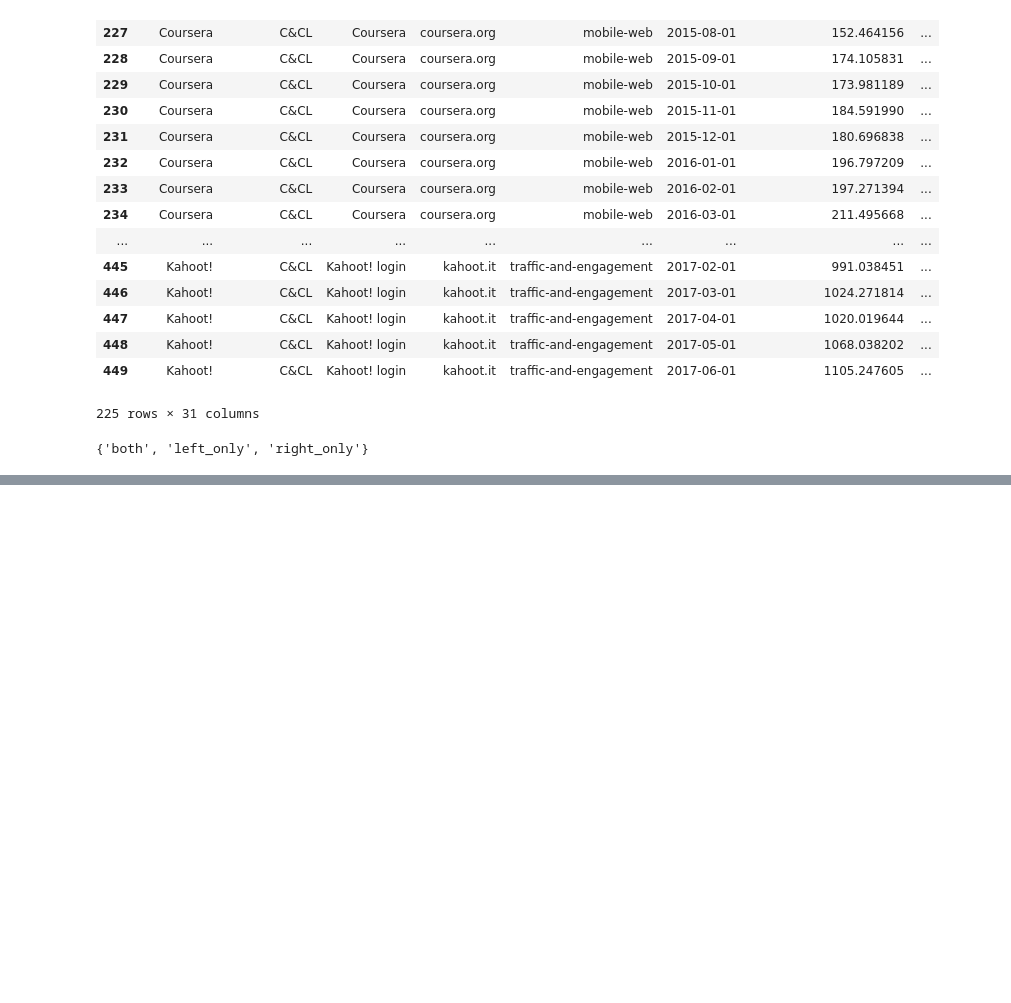
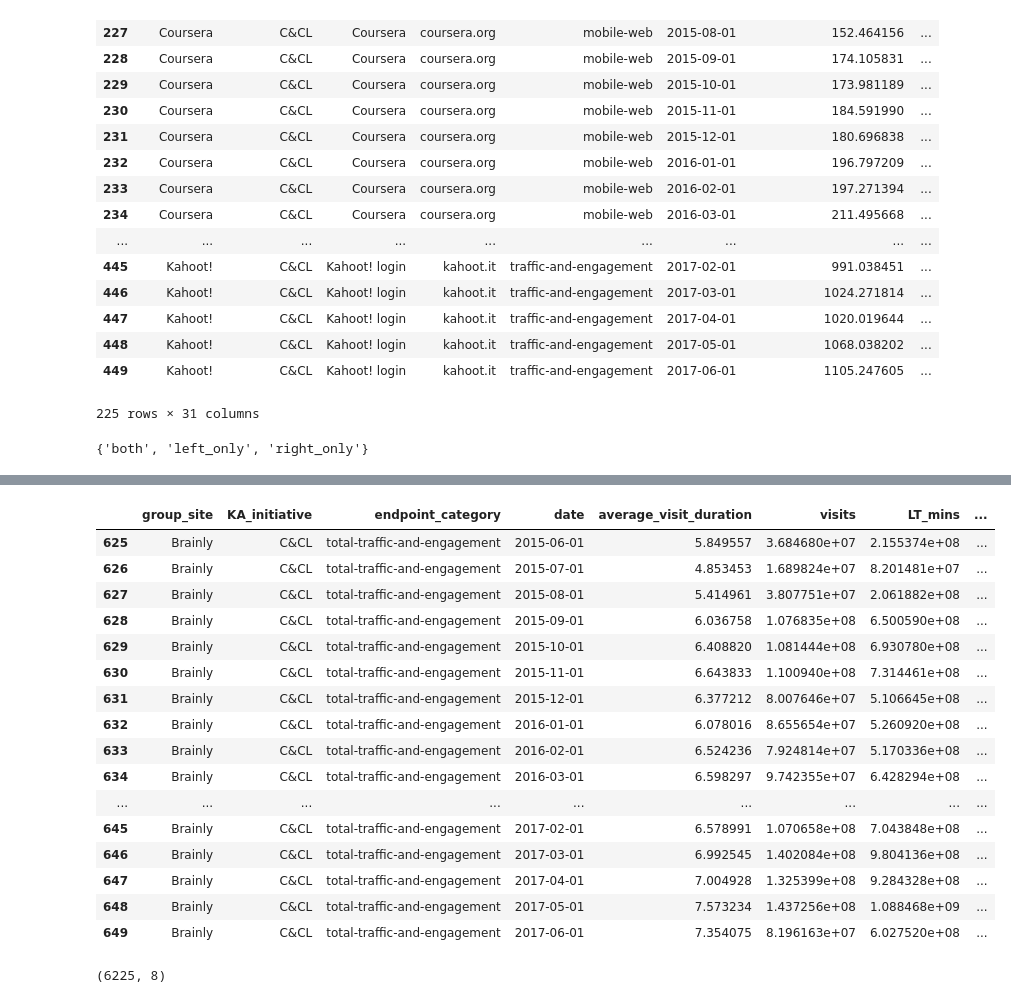
Before and after one commit to Per48edjes/KA-CAD, a Jupyter notebook: Data Source Auditor.ipynb, the cells around one changed output, grey strips where cells are left out. Drawn from its saved outputs; the diff is of its cells as text; code cells hidden in the pictures; blank space fills up the shorter version.

```diff
--- a/Data Source Auditor.ipynb
+++ b/Data Source Auditor.ipynb
@@ -400,0 +448,25 @@ set(merged['_merge'].values)
+# %%
+# Check to see if aggregations maintained after de-indexing
+df[(df['group_site'].isin(['Brainly'])) & (df['endpoint_category'] == 'total-traffic-and-engagement')]
+# %% [output]
+|  | group_site | KA_initiative | endpoint_category | date | average_visit_duration | visits | LT_mins | ... |
+| 625 | Brainly | C&CL | total-traffic-and-engagement | 2015-06-01 | 5.849557 | 3.684680e+07 | 2.155374e+08 | ... |
+| 626 | Brainly | C&CL | total-traffic-and-engagement | 2015-07-01 | 4.853453 | 1.689824e+07 | 8.201481e+07 | ... |
+| 627 | Brainly | C&CL | total-traffic-and-engagement | 2015-08-01 | 5.414961 | 3.807751e+07 | 2.061882e+08 | ... |
+| 628 | Brainly | C&CL | total-traffic-and-engagement | 2015-09-01 | 6.036758 | 1.076835e+08 | 6.500590e+08 | ... |
+| 629 | Brainly | C&CL | total-traffic-and-engagement | 2015-10-01 | 6.408820 | 1.081444e+08 | 6.930780e+08 | ... |
+| 630 | Brainly | C&CL | total-traffic-and-engagement | 2015-11-01 | 6.643833 | 1.100940e+08 | 7.314461e+08 | ... |
+| 631 | Brainly | C&CL | total-traffic-and-engagement | 2015-12-01 | 6.377212 | 8.007646e+07 | 5.106645e+08 | ... |
+| 632 | Brainly | C&CL | total-traffic-and-engagement | 2016-01-01 | 6.078016 | 8.655654e+07 | 5.260920e+08 | ... |
+| 633 | Brainly | C&CL | total-traffic-and-engagement | 2016-02-01 | 6.524236 | 7.924814e+07 | 5.170336e+08 | ... |
+| 634 | Brainly | C&CL | total-traffic-and-engagement | 2016-03-01 | 6.598297 | 9.742355e+07 | 6.428294e+08 | ... |
+| ... | ... | ... | ... | ... | ... | ... | ... | ... |
+| 645 | Brainly | C&CL | total-traffic-and-engagement | 2017-02-01 | 6.578991 | 1.070658e+08 | 7.043848e+08 | ... |
+| 646 | Brainly | C&CL | total-traffic-and-engagement | 2017-03-01 | 6.992545 | 1.402084e+08 | 9.804136e+08 | ... |
+| 647 | Brainly | C&CL | total-traffic-and-engagement | 2017-04-01 | 7.004928 | 1.325399e+08 | 9.284328e+08 | ... |
+| 648 | Brainly | C&CL | total-traffic-and-engagement | 2017-05-01 | 7.573234 | 1.437256e+08 | 1.088468e+09 | ... |
+| 649 | Brainly | C&CL | total-traffic-and-engagement | 2017-06-01 | 7.354075 | 8.196163e+07 | 6.027520e+08 | ... |
+# %%
+df.shape
+# %% [output]
+(6225, 8)
```
Also changed, not shown: parts of 16 cells of this notebook.
